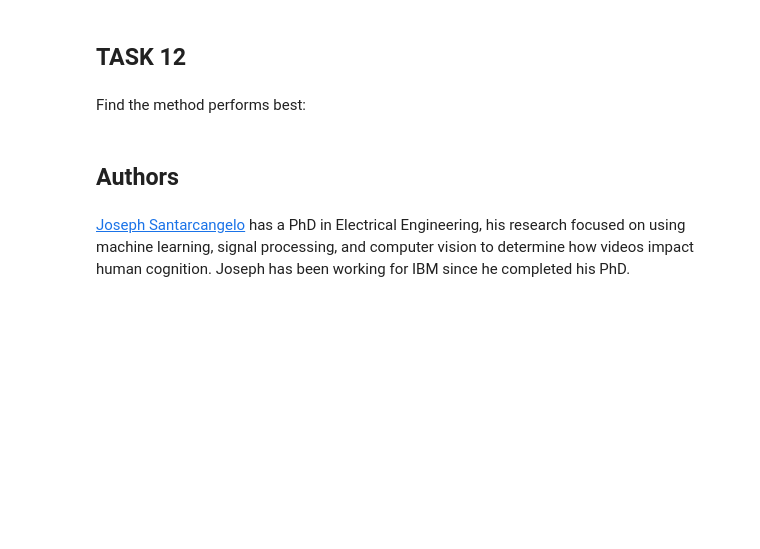
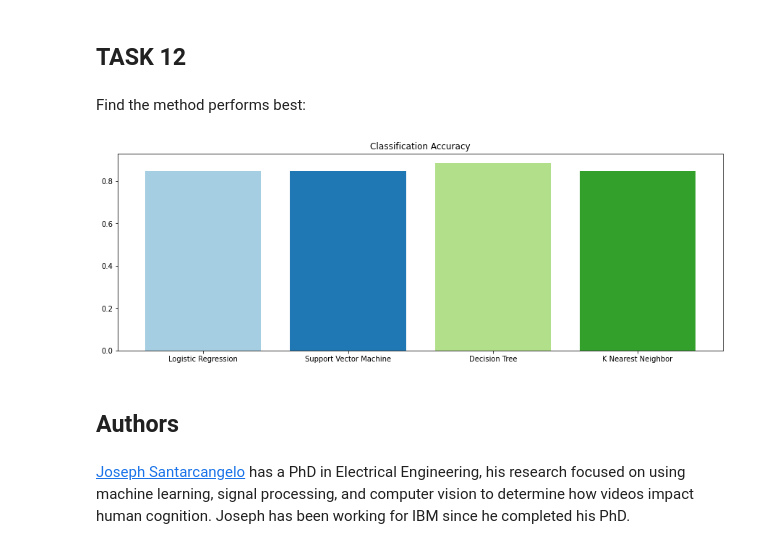
Before and after one commit to optimalchief/IBM-AppliedDataScienceCapstone, a Jupyter notebook: Predictive Analysis (Classification).ipynb, the cells around one changed output. Cells and saved outputs as stored; diff of their text form; code cells hidden in the pictures; blank space fills up the shorter version.

```diff
--- a/Predictive Analysis (Classification).ipynb
+++ b/Predictive Analysis (Classification).ipynb
@@ -339,6 +335,18 @@ plot_confusion_matrix(Y_test,yhat)
 ## TASK  12
 # %% [markdown]
 Find the method performs best:
+# %%
+algorithms = {"Logistic Regression":logreg_cv.best_score_, "Support Vector Machine":svm_cv.best_score_,
+             "Decision Tree":tree_cv.best_score_, "K Nearest Neighbor":knn_cv.best_score_}
+
+color_map = plt.get_cmap('Paired')
+plt.figure(figsize=[15, 5])
+plt.bar(range(len(algorithms)), list(algorithms.values()), align='center', color=color_map.colors)
+plt.xticks(range(len(algorithms)), list(algorithms.keys()))
+plt.title("Classification Accuracy")
+plt.show()
+# %% [output]
+[figure, added]
 # %% [markdown]
 ## Authors
 # %% [markdown]
```
Also changed, not shown: parts of 3 cells of this notebook.
